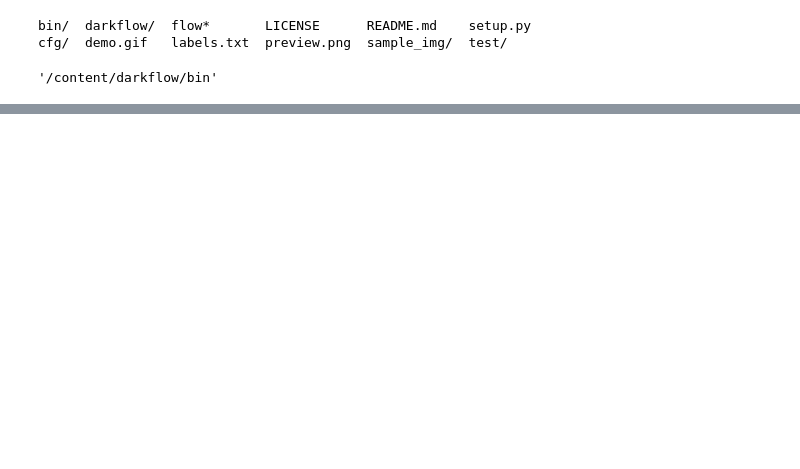
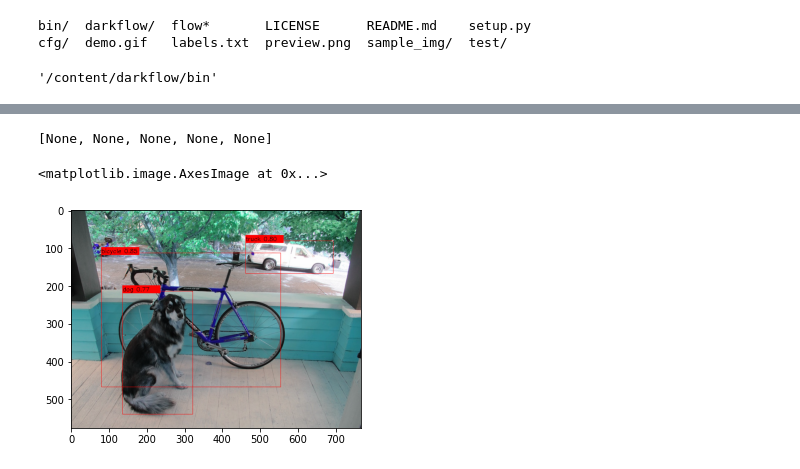
Before and after one commit to c-c-c-c/yolo_sample, a Jupyter notebook: yolo_colab.ipynb, the cells around one changed output, grey strips where cells are left out. Drawn from its saved outputs; the diff is of its cells as text; code cells hidden in the pictures; blank space fills up the shorter version.

```diff
--- a/yolo_colab.ipynb
+++ b/yolo_colab.ipynb
@@ -159,0 +140,12 @@ Finished in 6.989897012710571s
+# %%
+# for ループの代わり (TODO)みづらいので、素直にforにする
+list(map(lambda x: write(x, imgcv), result))
+# %% [output]
+[None, None, None, None, None]
+# %%
+# TODO 枠の色を変える
+imgcv_origin4show = cv2.cvtColor( imgcv, cv2.COLOR_BGR2RGB)
+plt.imshow(imgcv)
+# %% [output]
+<matplotlib.image.AxesImage at 0x...>
+[figure, added]
```
Also changed, not shown: parts of 15 cells of this notebook.
